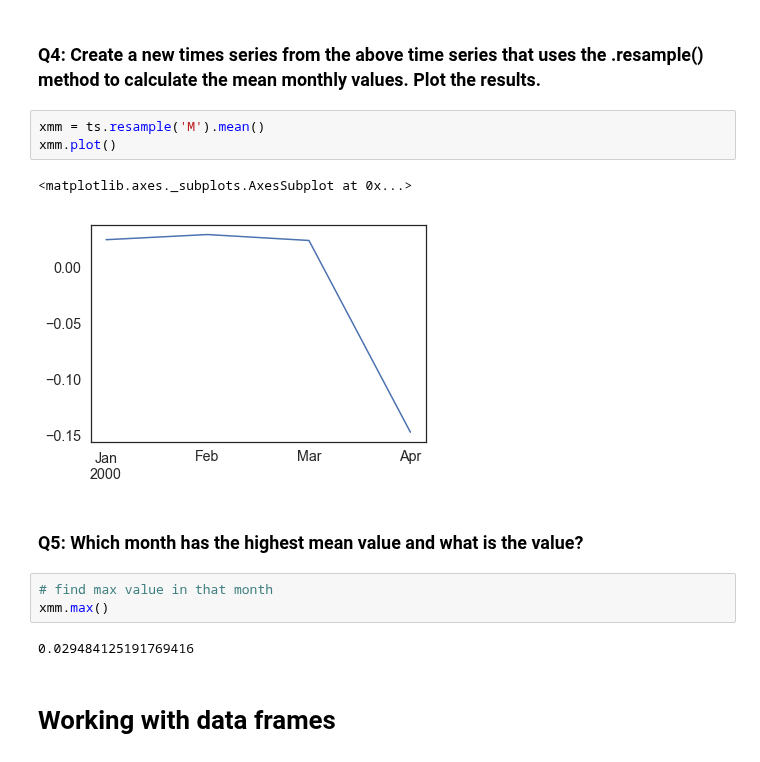
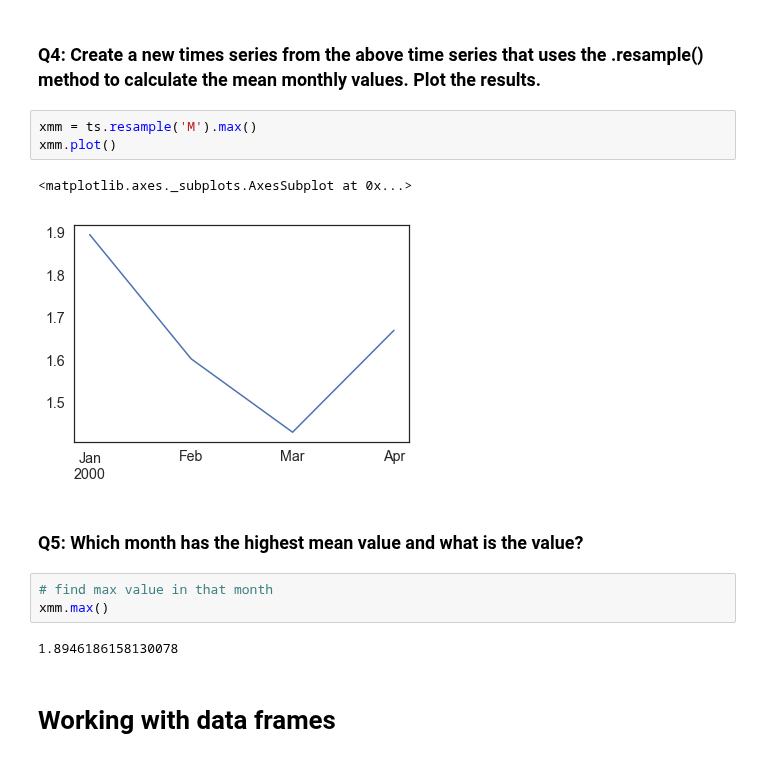
Before and after one commit to anhnguyendepocen/si370, a Jupyter notebook: 370_16_Time-complete.ipynb, the cells around one changed output. Drawn from its saved outputs; the diff is of its cells as text.

```diff
--- a/370_16_Time-complete.ipynb
+++ b/370_16_Time-complete.ipynb
@@ -461,18 +479,18 @@ ts.plot()
 # %% [markdown]
 ### Q4: Create a new times series from the above time series that uses the .resample() method to calculate the mean monthly values.  Plot the results.
 # %%
-xmm = ts.resample('M').mean()
+xmm = ts.resample('M').max()
 xmm.plot()
 # %% [output]
 <matplotlib.axes._subplots.AxesSubplot at 0x...>
-[figure, old version]
+[figure, new version]
 # %% [markdown]
 ### Q5: Which month has the highest mean value and what is the value?
 # %%
 # find max value in that month
 xmm.max()
 # %% [output]
-0.029484125191769416
+1.8946186158130078
 # %% [markdown]
 # Working with data frames
 # %%
```
Also changed, not shown: parts of 41 cells of this notebook, 31 other files.
